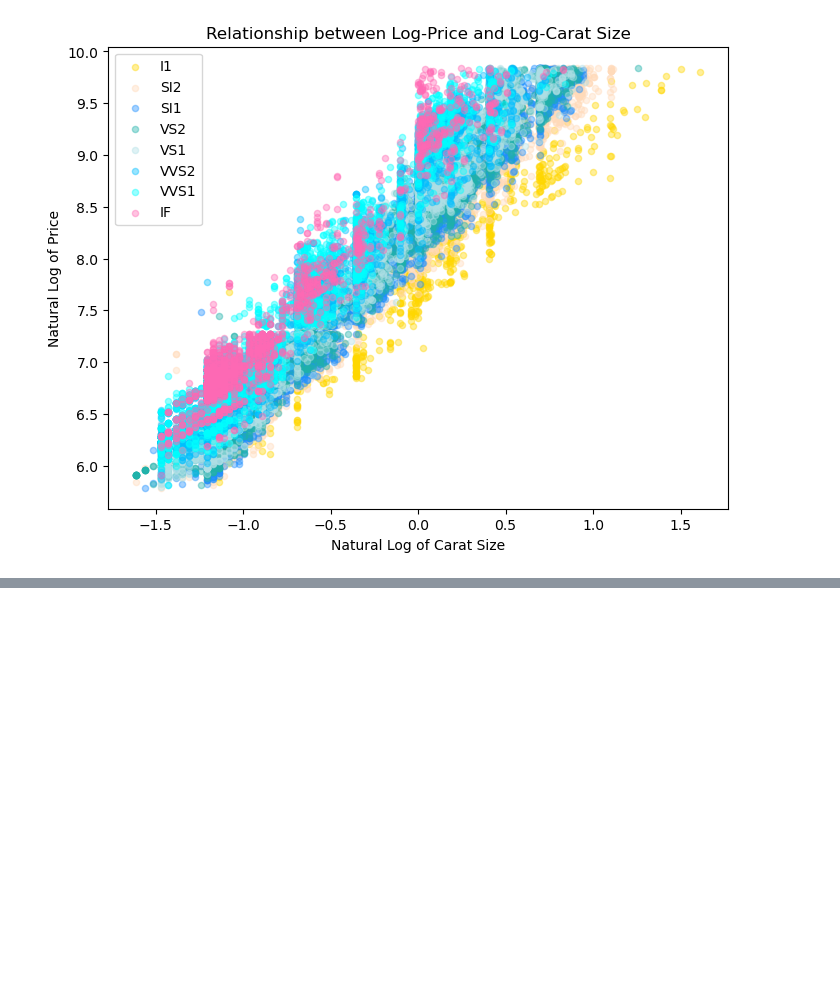
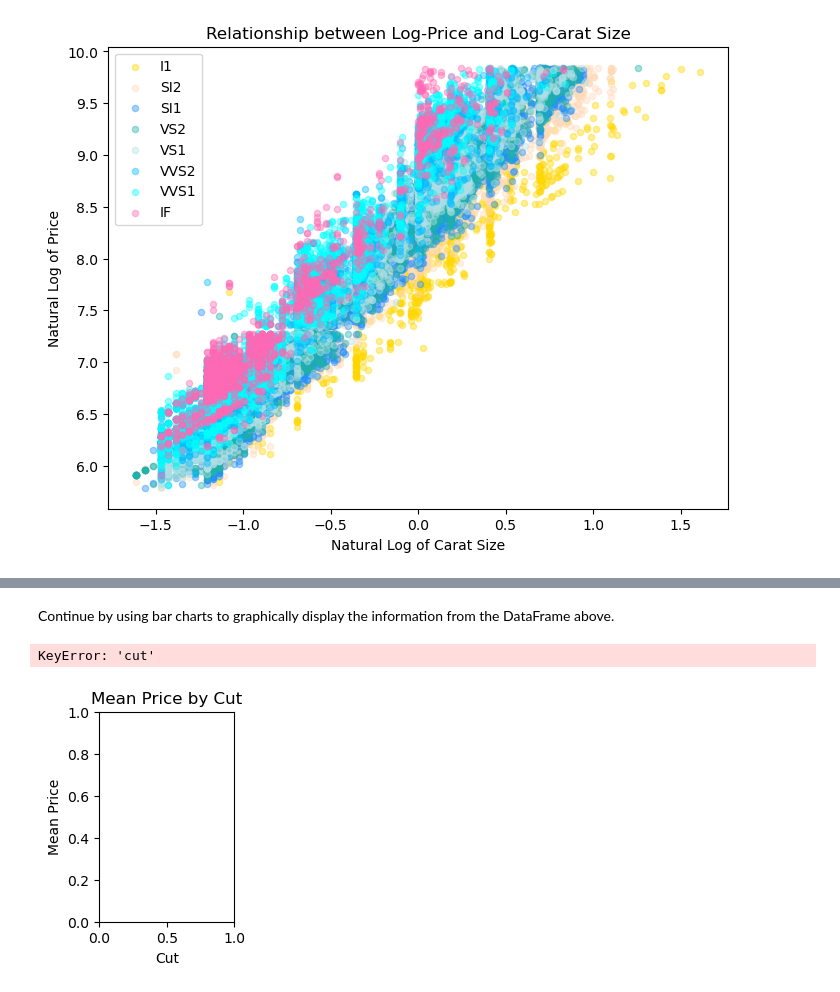
Before and after one commit to slylockfox/Maryville-DSCI-503-2, a Jupyter notebook: Project_03_Snyder.ipynb, the cells around one changed output, grey strips where cells are left out. Saved outputs shown, nothing was run; the diff lists cells and outputs as text; code cells hidden in the pictures; blank space fills up the shorter version.

```diff
--- a/Project_03_Snyder.ipynb
+++ b/Project_03_Snyder.ipynb
@@ -366,0 +370,7 @@ plt.show()
+# %%
+# Create a new DataFrame named gb_cut as follows: Select the cut, price, and carat columns from diamonds, group
+# the result by cut, and then calculate the grouped means.
+gb_cut = diamonds.loc[:, ['cut', 'price', 'carat']].groupby(['cut'], observed=False).mean()
+
+# Display the resulting DataFrame.
+gb_cut
@@ -366,0 +385,29 @@ plt.show()
+# %% [markdown]
+Continue by using bar charts to graphically display the information from the DataFrame above.
+# %%
+# Create a figure containing two side-by-side bar charts.  The right chart should display the mean carat size for each level. Create
+# the figure according to the following specifications:
+# Set the figure size to [12,4].
+plt.figure(figsize=[8,6])
+plt.subplot(2,4,1)
+
+# Label the x-axes as "Cut" . Label the y-axes "Mean Price"
+plt.xlabel('Cut')
+plt.ylabel('Mean Price')
+
+# The title should be "Mean Price by Cut"
+plt.title('Mean Price by Cut')
+
+# Each chart should have a bar for every level of cut.
+# The left chart should display the mean price for each level,
+# The edgecolor in each plot should be set to black.
+# The color of the bars in each plot should be set according to cut_pal.
+plt.bar(x=gb_cut.loc[:,'cut'], height=gb_cut.price, color='cornflowerblue', edgecolor='black')
+
+# and "Mean Carat Size".
+# and "Mean Carat Size by Cut".
+
+# Display the plot using plt.show().
+# %% [output]
+KeyError: 'cut'
+[figure, added]
```
Also changed, not shown: parts of 3 cells of this notebook, 1 other file.
